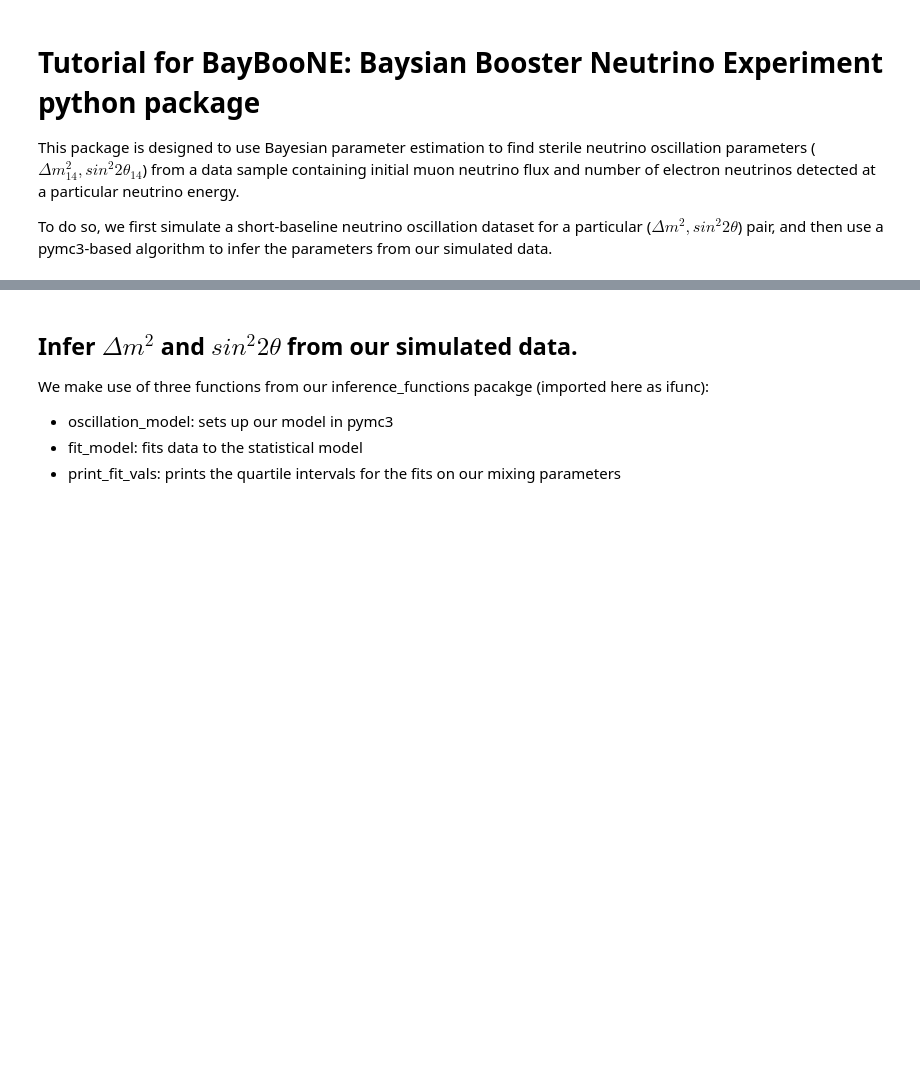
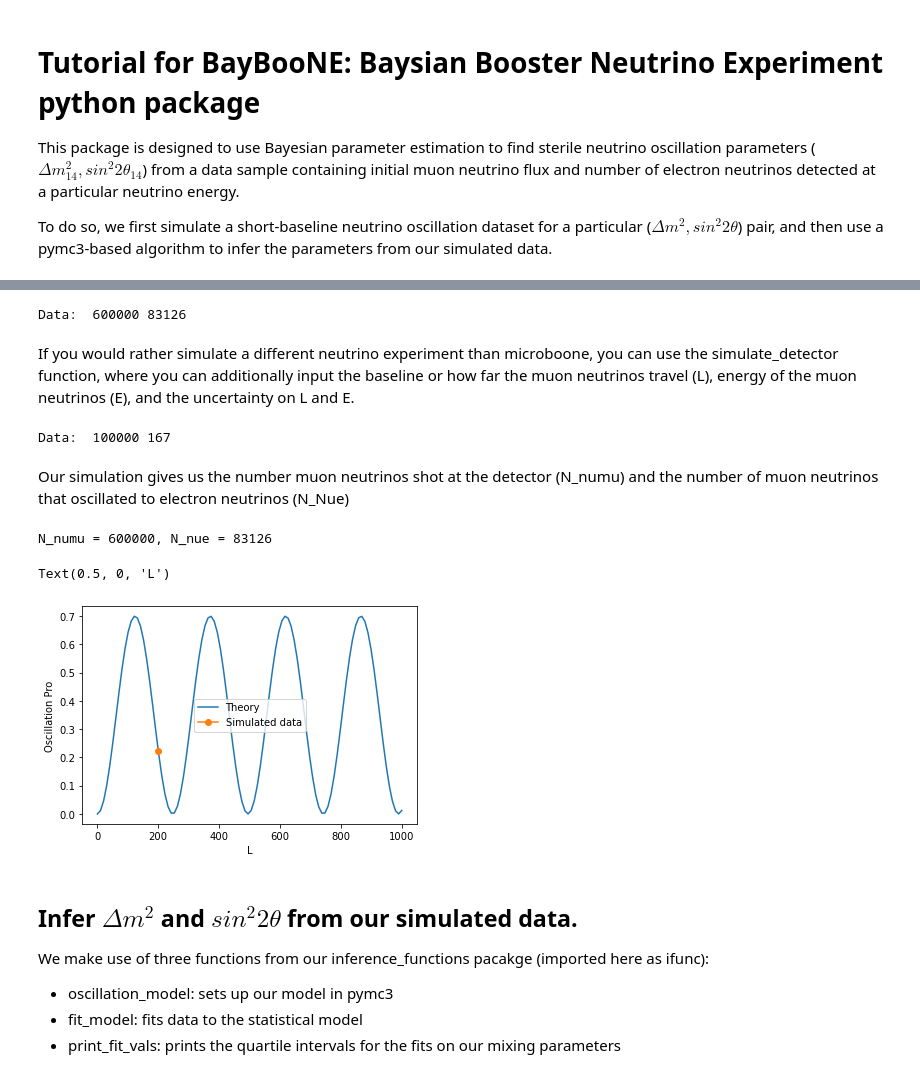
Before and after one commit to phys201/bayboone, a Jupyter notebook: tutorial.ipynb, the cells around one changed output, grey strips where cells are left out. Drawn from its saved outputs; the diff is of its cells as text; code cells hidden in the pictures; blank space fills up the shorter version.

Commit message:
Improved notes and plots in notebook, removed unused files

```diff
--- a/tutorial.ipynb
+++ b/tutorial.ipynb
@@ -42,3 +27,39 @@ generic_numu, generic_nue = generic_data.N_numu, generic_data.N_nue
+# %%
+N_numu = 600000
+ss2t = 0.5
+dms = 0.8
+uboone_data = Data.simulate_microboone(N_numu, ss2t, dms)
+# %% [output]
+Data:  600000 83126
+# %% [markdown]
+If you would rather simulate a different neutrino experiment than microboone, you can use the simulate_detector function, where you can additionally input the baseline or how far the muon neutrinos travel (L), energy of the muon neutrinos (E), and the uncertainty on L and E.
+# %%
+N_numu = 100000
+ss2t = 0.7
+dms = 10e-3
+L = 4.0 # km
+E = 1.0 # GeV
+sigma_L = 0.1
+sigma_E = 0.1
+generic_data = Data.simulate_detector(N_numu, ss2t, dms, L, E, sigma_L, sigma_E)
+# %% [output]
+Data:  100000 167
+# %% [markdown]
+Our simulation gives us the number muon neutrinos shot at the detector (N_numu) and the number of muon neutrinos that oscillated to electron neutrinos (N_Nue)
+# %%
+print('N_numu = '+str(uboone_data.N_numu)+', N_nue = '+str(uboone_data.N_nue))
+# %% [output]
+N_numu = 600000, N_nue = 83126
+# %%
+L_array = np.linspace(0.1,1000, 100)
+plt.plot(L_array, OscProbability(ss2t, dms, L_array, E), label='Theory')
+plt.plot(200, OscProbability(ss2t, dms, 200, E), marker='o', label='Simulated data')
+plt.legend()
+plt.ylabel('Oscillation Pro')
+plt.xlabel('L')
+# %% [output]
+Text(0.5, 0, 'L')
+[figure, added]
 # %% [markdown]
 
 ## Infer $\Delta m^2$ and $sin^2 2\theta$ from our simulated data.
```
Also changed, not shown: parts of 8 cells of this notebook, 2 other files.
